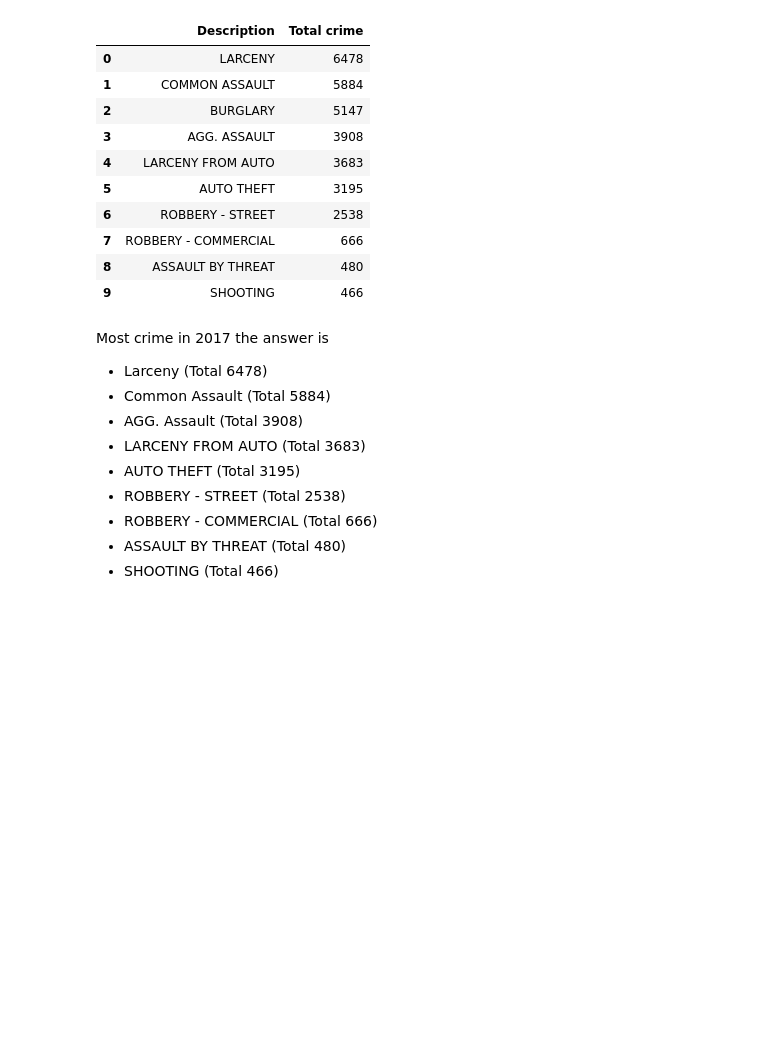
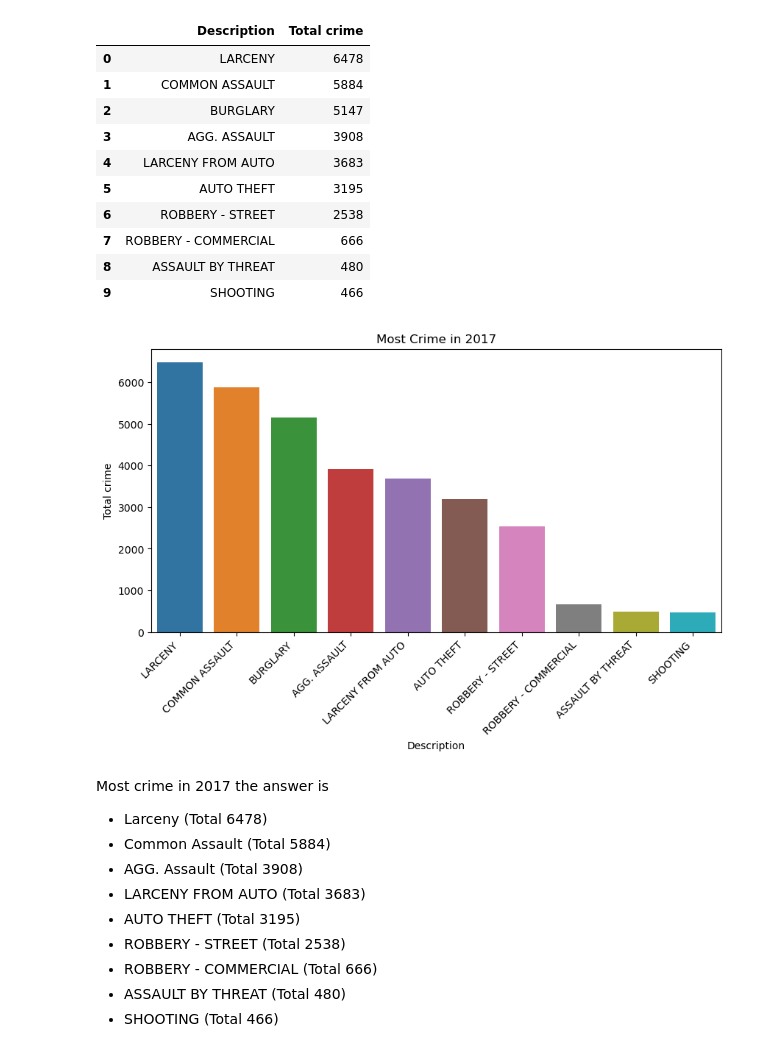
Before and after one commit to ackermanjayjay/Victim_crime_based, a Jupyter notebook: Victim_crime_based.ipynb, the cells around one changed output. Drawn from its saved outputs; the diff is of its cells as text; code cells hidden in the pictures; blank space fills up the shorter version.

Commit message:
fix(plotbar most crime in 2017)

```diff
--- a/Victim_crime_based.ipynb
+++ b/Victim_crime_based.ipynb
@@ -89,6 +89,14 @@ style_most_crime.style.bar()
 | 7 | ROBBERY - COMMERCIAL | 666 |
 | 8 | ASSAULT BY THREAT | 480 |
 | 9 | SHOOTING | 466 |
+# %%
+plt.figure(figsize=(10,5))
+sns.barplot(data=style_most_crime,x="Description",y="Total crime")
+plt.xticks(rotation=45, ha='right')
+plt.title("Most Crime in 2017")
+plt.show()
+# %% [output]
+[figure, added]
 # %% [markdown]
 Most crime in 2017 the answer is
 * Larceny (Total 6478)
```
Also changed, not shown: parts of 1 cell of this notebook.
